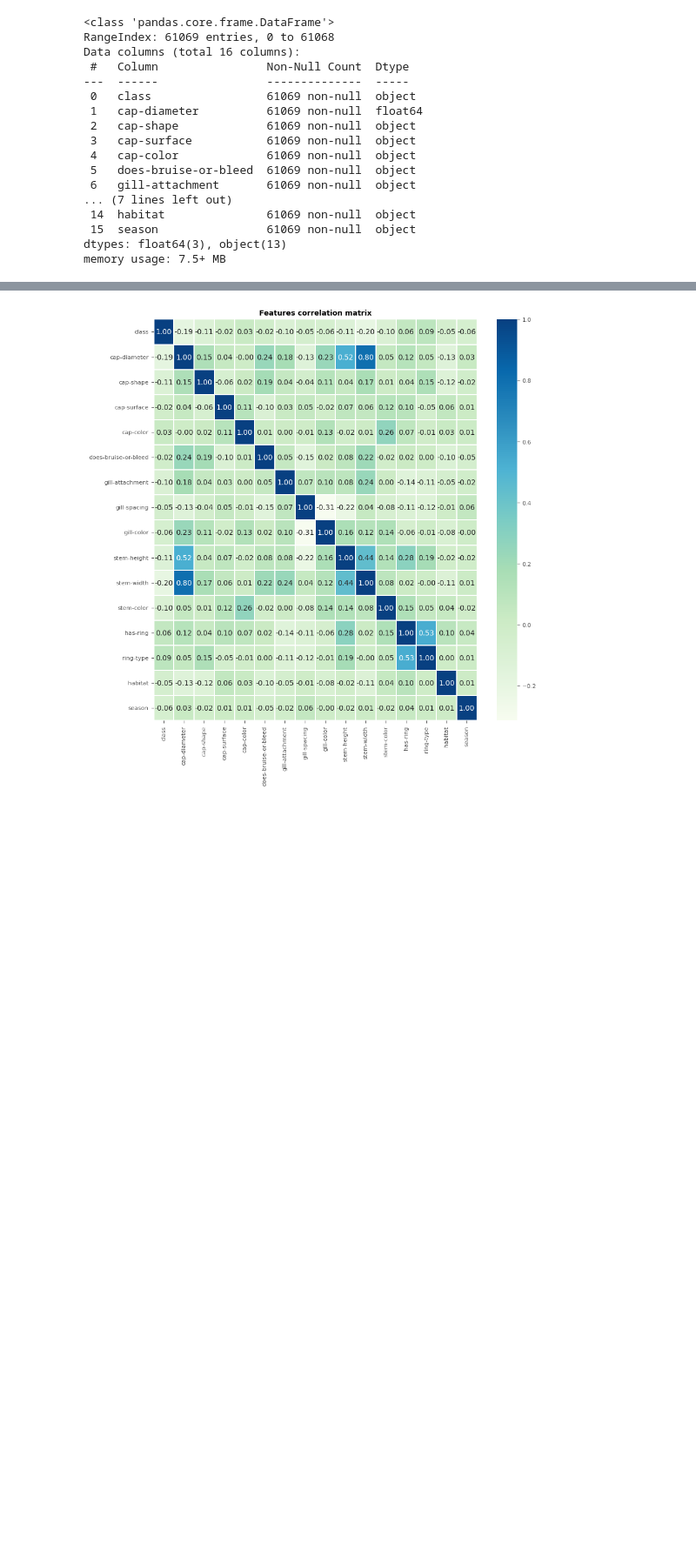
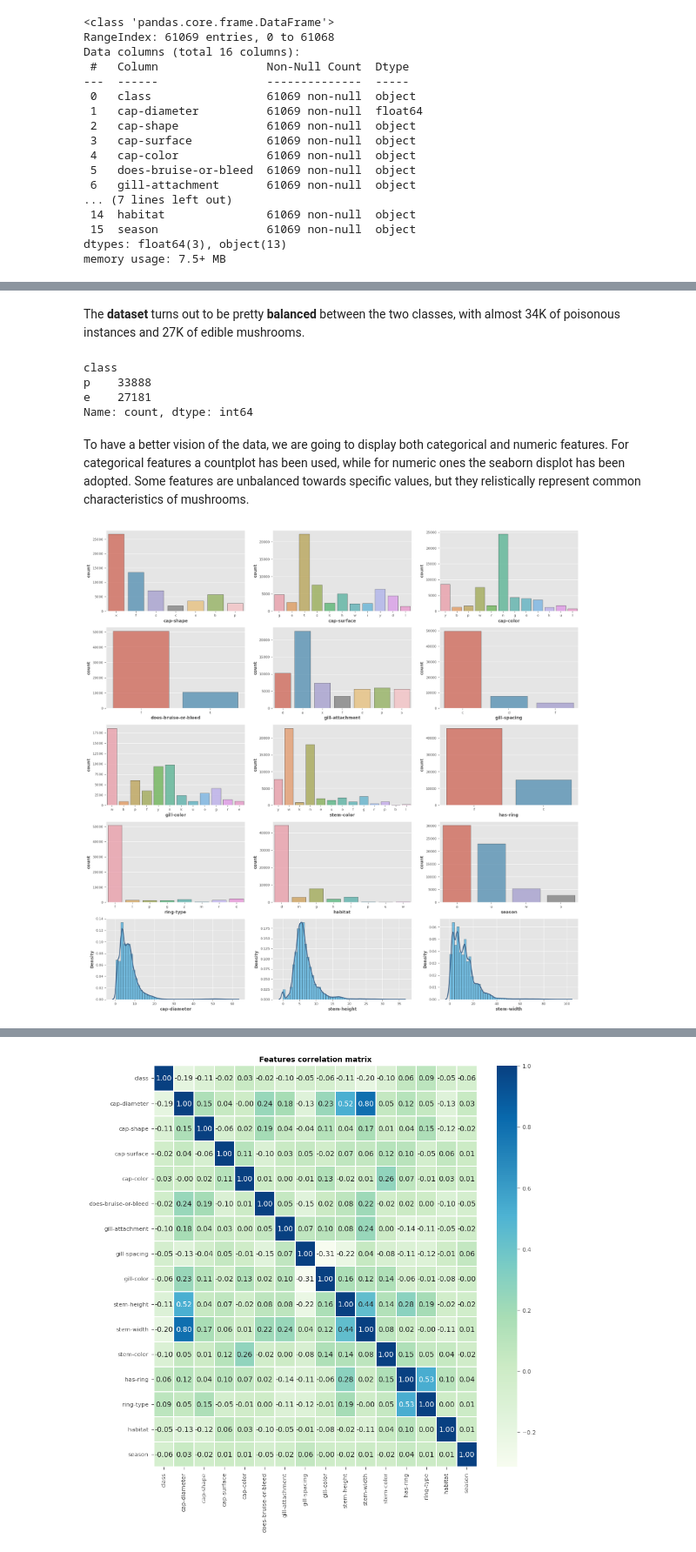
Before and after one commit to AndreaPepe/MushroomsClassification, a Jupyter notebook: mushrooms_classifiers.ipynb, the cells around one changed output, grey strips where cells are left out. Shown at 87% size. Cells and saved outputs as stored; diff of their text form; code cells hidden in the pictures; blank space fills up the shorter version.

```diff
--- a/mushrooms_classifiers.ipynb
+++ b/mushrooms_classifiers.ipynb
@@ -87,0 +119,31 @@ memory usage: 7.5+ MB
+# %% [markdown]
+The **dataset** turns out to be pretty **balanced** between the two classes, with almost 34K of poisonous instances and 27K of edible mushrooms.
+# %%
+print(df['class'].value_counts())
+# %% [output]
+class
+p    33888
+e    27181
+Name: count, dtype: int64
+# %% [markdown]
+To have a better vision of the data, we are going to display both categorical and numeric features. For categorical features a countplot has been used, while for numeric ones the seaborn displot has been adopted. Some features are unbalanced towards specific values, but they relistically represent common characteristics of mushrooms.
+# %%
+numeric = ['cap-diameter', 'stem-height', 'stem-width']
+categorical = ['cap-shape', 'cap-surface', 'cap-color', 'does-bruise-or-bleed', 'gill-attachment', 'gill-spacing', 'gill-color', 'stem-color', 'has-ring', 'ring-type', 'habitat', 'season']
+
+fig = plt.figure(figsize=(20, 20))
+i = 1
+for col in categorical:
+    fig.add_subplot(5, 3, i)
+    sns.countplot(x=col , data=df, alpha =.7, edgecolor='black')
+    i += 1
+
+i = 1
+for col in numeric:
+    fig.add_subplot(5, 3, 3*4 + i)
+    sns.distplot(df[col], kde_kws={"lw": 2, "color":colors[8]},
+                 hist_kws={"alpha": .5, "color":colors[0], "edgecolor":"k"})
+    i += 1
+plt.show()
+# %% [output]
+[figure, added]
```
Also changed, not shown: parts of 24 cells of this notebook, 40 other files.
